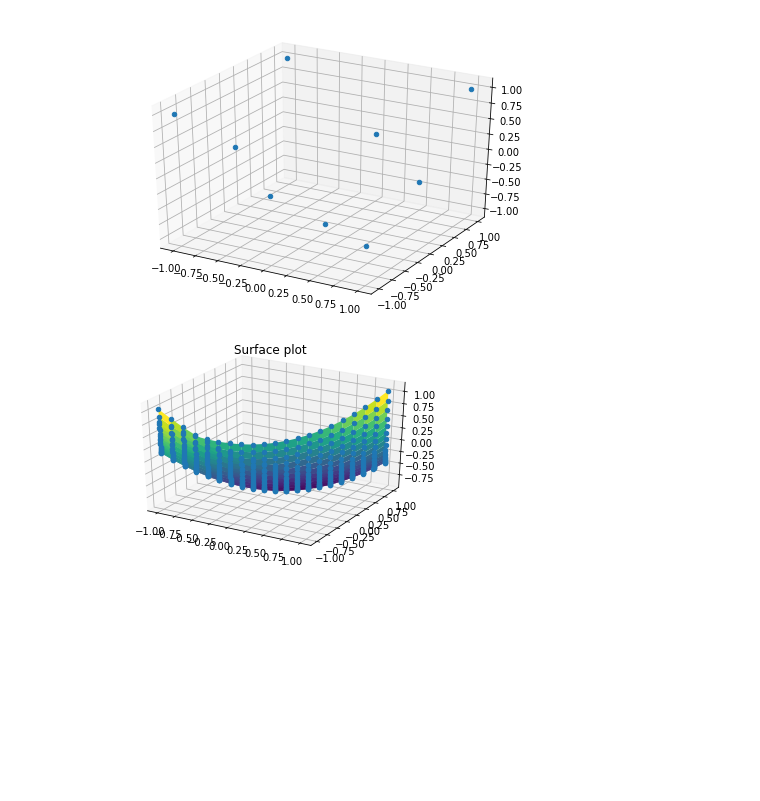
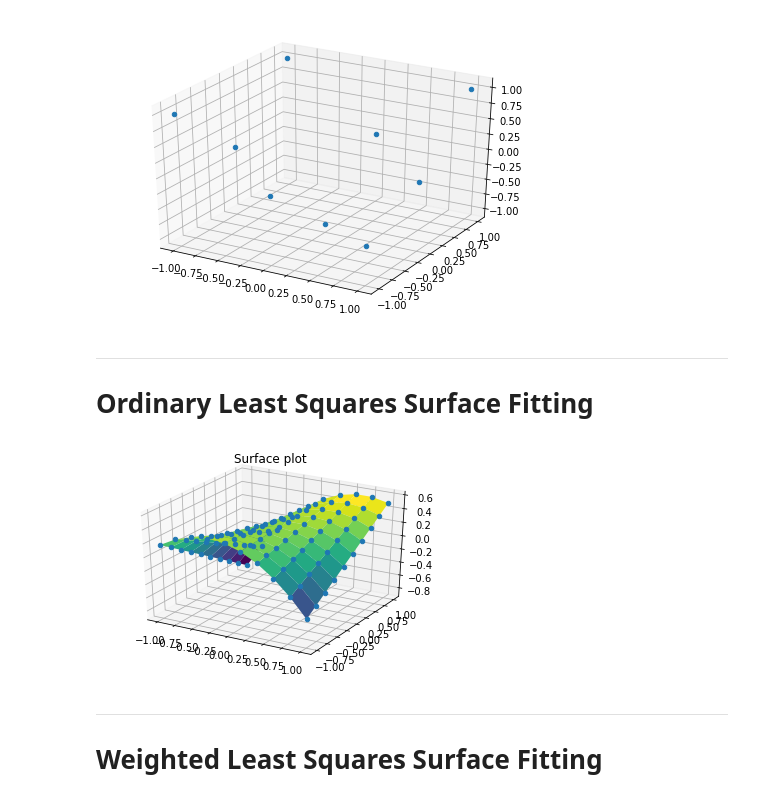
Before and after one commit to rndmbt/nonlinear-leastsquares, a Jupyter notebook: leastsquares.ipynb, the cells around one changed output. Drawn from its saved outputs; the diff is of its cells as text; code cells hidden in the pictures; blank space fills up the shorter version.

```diff
--- a/leastsquares.ipynb
+++ b/leastsquares.ipynb
@@ -28,6 +28,9 @@ ax.scatter(x,y,z, depthshade=False)
 plt.show()
 # %% [output]
 [figure]
+# %% [markdown]
+---
+# Ordinary Least Squares Surface Fitting
 # %%
 def B(x,y):
     return np.array([1,x,y,x*x,x*y,y*y])
@@ -46,7 +49,7 @@ bbt = np.zeros((6,6))
 for i in range(len(P)):
     b = B(P[i][0],P[i][1])
     bbt += BBT(b)
-    f += b * f1[i]
+    f += b * f2[i]
 
 c = np.linalg.lstsq(bbt,f,rcond=None)[0]
 # %%
@@ -54,23 +57,23 @@ def f(x_,y_): # p is 2D point, returns z value
     b = B(x_,y_)
     return np.dot(b,c)
 # %%
-numpoints = 21
-#xs = ys = np.linspace(-1, 1, numpoints)
-xs = ys = np.outer(np.linspace(-1, 1, numpoints), np.ones(numpoints))
+# draw function on grid
+numpoints = 10
 
-
-zs = np.zeros((numpoints,numpoints))
-for j in range(numpoints):
-    for i in range(numpoints):
-        zs[i][j] = f(xs[i][0],ys[j][0])
+xs = ys = np.linspace(-1, 1, numpoints)
+xs,ys = np.meshgrid(xs,ys)
+zs = f(xs,ys)
 
 
 fig = plt.figure()
 ax = plt.axes(projection='3d')
 
 ax.plot_surface(xs, ys, zs,cmap='viridis', edgecolor='none')
 ax.scatter(xs,ys,zs, depthshade=False)
 ax.set_title('Surface plot')
 plt.show()
 # %% [output]
-[figure, old version]
+[figure, new version]
+# %% [markdown]
+---
+# Weighted Least Squares Surface Fitting
```
Also changed, not shown: parts of 4 cells of this notebook.
